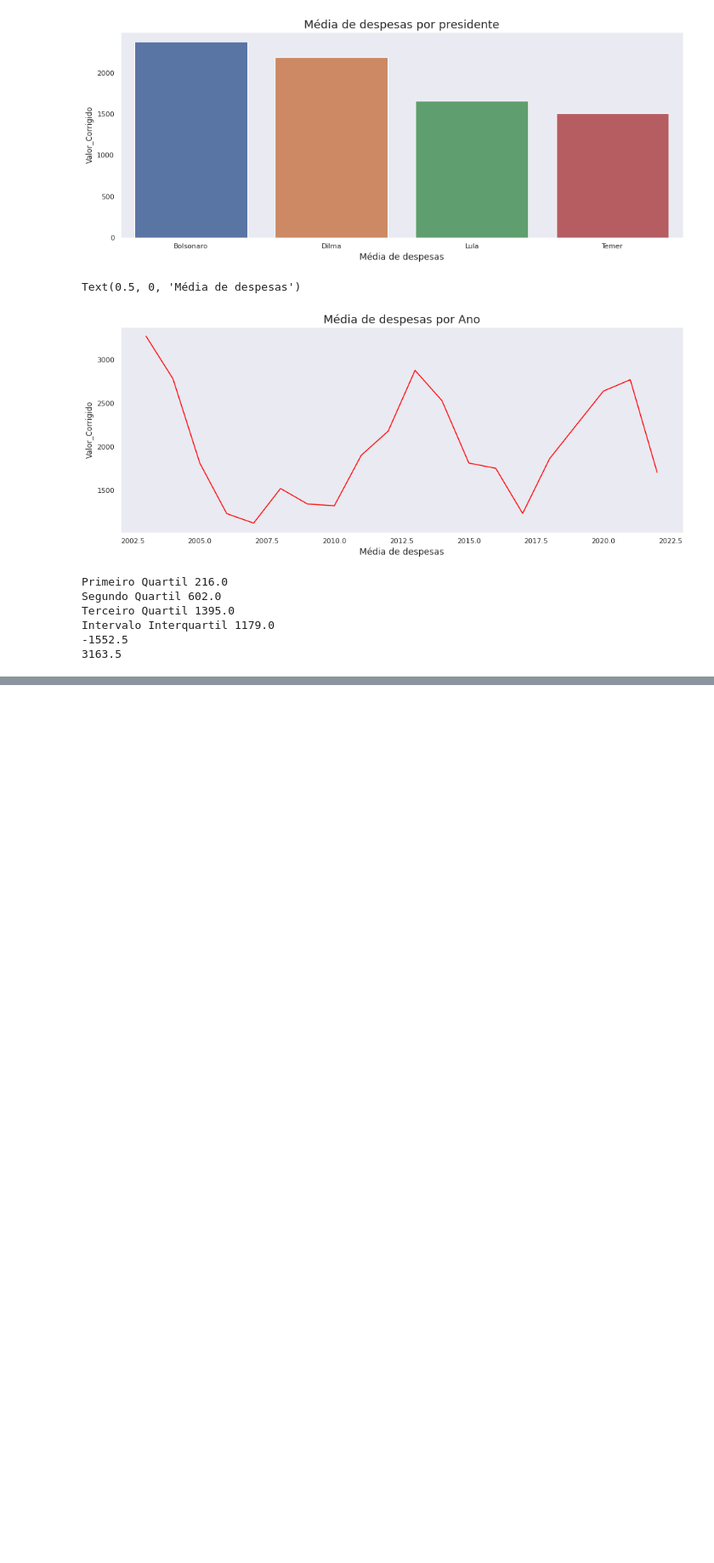
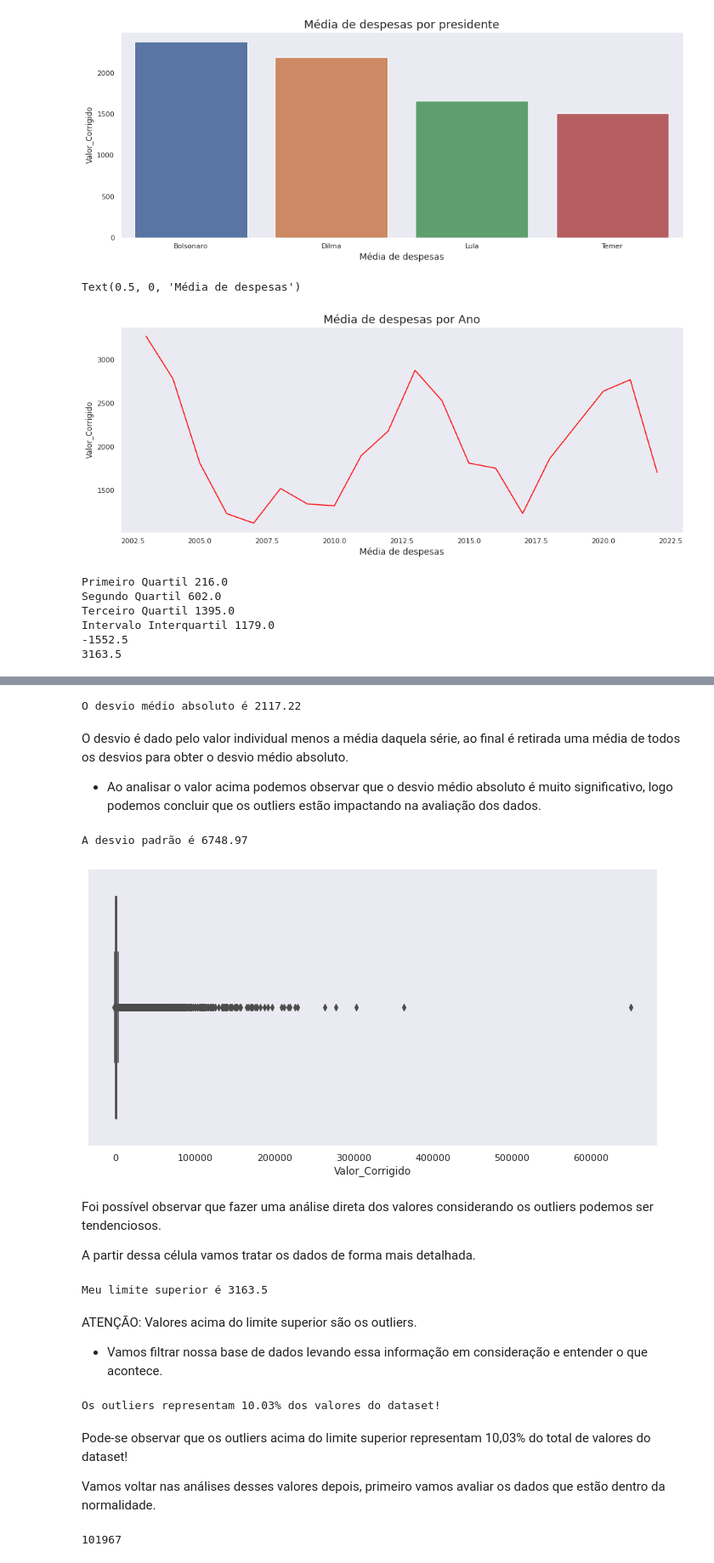
Before and after one commit to DatadevWil/Estudo, a Jupyter notebook: Estudo_Python_Análise_descritiva.ipynb, the cells around one changed output, grey strips where cells are left out. Shown at 85% size. Drawn from its saved outputs; the diff is of its cells as text; code cells hidden in the pictures; blank space fills up the shorter version.

```diff
--- a/Estudo_Python_Análise_descritiva.ipynb
+++ b/Estudo_Python_Análise_descritiva.ipynb
@@ -459,0 +496,23 @@ ax
+# %%
+desvio_medio_absoluto = base['Valor_Corrigido'].mad()
+print(f'O desvio médio absoluto é {desvio_medio_absoluto.round(2)}')
+# %% [output]
+O desvio médio absoluto é 2117.22
+# %% [markdown]
+O desvio é dado pelo valor individual menos a média daquela série, ao final é retirada uma média de todos os desvios para obter o desvio médio absoluto.
+
+- Ao analisar o valor acima podemos observar que o desvio médio absoluto é muito significativo, logo podemos concluir que os outliers estão impactando na avaliação dos dados.
+# %%
+desvio_padrao = base['Valor_Corrigido'].std()
+print(f'A desvio padrão é {desvio_padrao.round(2)}')
+# %% [output]
+A desvio padrão é 6748.97
+# %%
+box1 = sns.boxplot(base['Valor_Corrigido'])
+box1.figure.set_size_inches(12,6)
+# %% [output]
+[figure, added]
+# %% [markdown]
+Foi possível observar que fazer uma análise direta dos valores considerando os outliers podemos ser tendenciosos.
+
+A partir dessa célula vamos tratar os dados de forma mais detalhada.
@@ -459,0 +530,20 @@ ax
+# %%
+print(f'Meu limite superior é {limite_superior.round(2)}')
+# %% [output]
+Meu limite superior é 3163.5
+# %% [markdown]
+ATENÇÃO: Valores acima do limite superior são os outliers.
+- Vamos filtrar nossa base de dados levando essa informação em consideração e entender o que acontece.
+# %%
+base_acima_lim_superior = base.query('Valor_Corrigido > 3163.5')
+total_outliers = base_acima_lim_superior.shape[0]
+registros_total = base.shape[0]
+
+representa =  float((total_outliers/registros_total)*100)
+print(f'Os outliers representam {round(representa,2)}% dos valores do dataset!')
+# %% [output]
+Os outliers representam 10.03% dos valores do dataset!
+# %% [markdown]
+Pode-se observar que os outliers acima do limite superior representam 10,03% do total de valores do dataset!
+
+Vamos voltar nas análises desses valores depois, primeiro vamos avaliar os dados que estão dentro da normalidade.
@@ -459,0 +552,5 @@ ax
+# %%
+base_filtrada = base[selecao]
+base_filtrada.shape[0]
+# %% [output]
+101967
```
Also changed, not shown: parts of 23 cells of this notebook.
